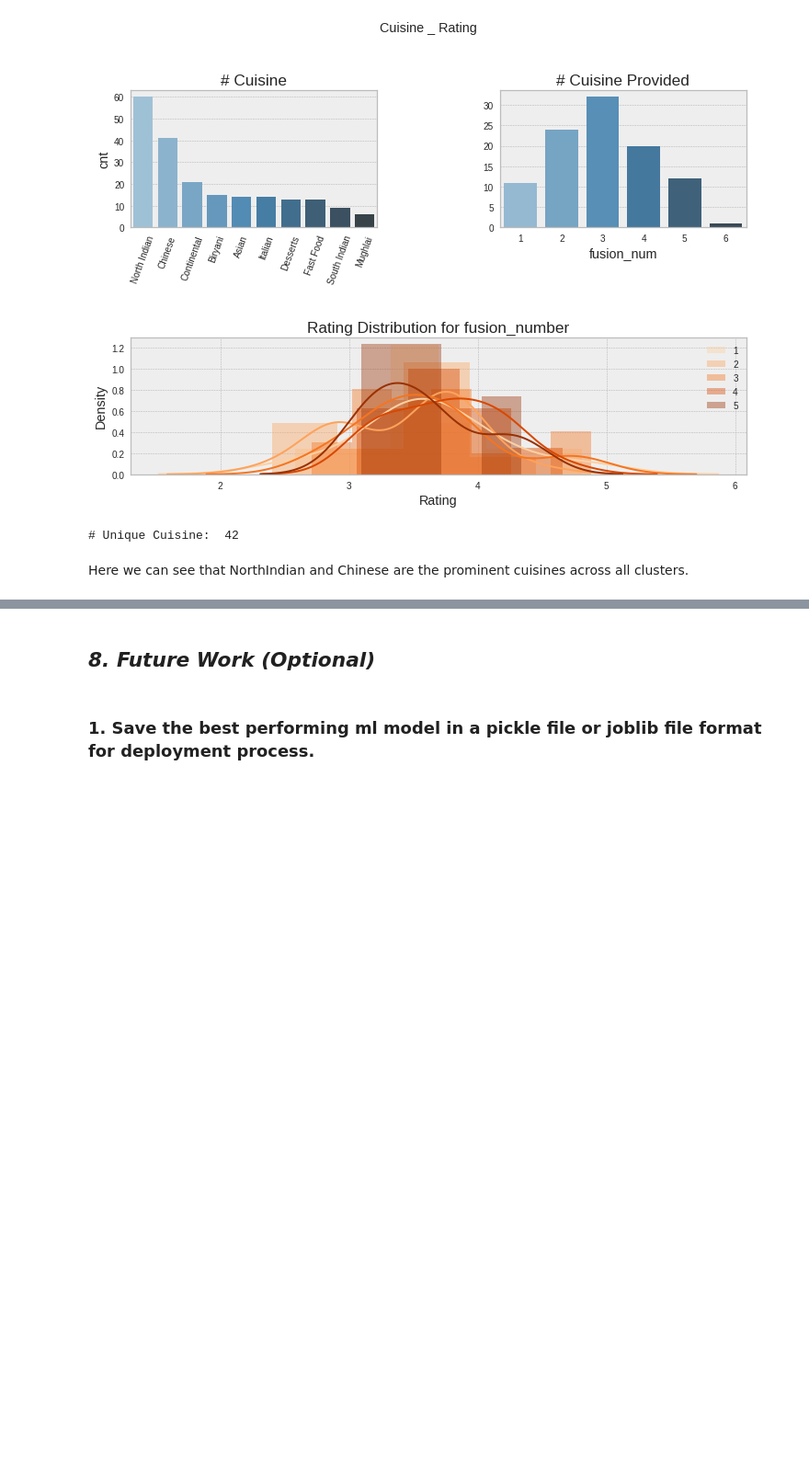
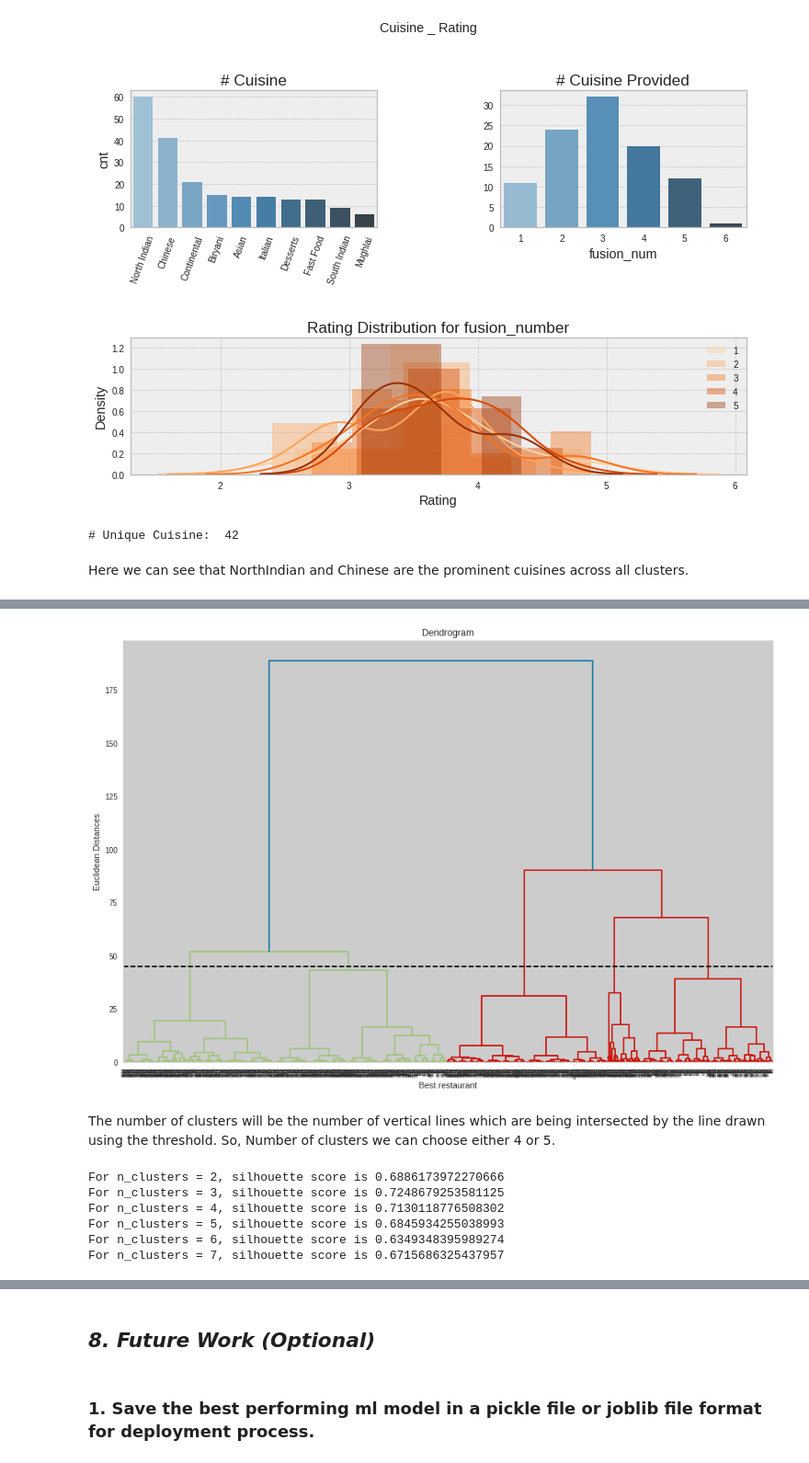
Before and after one commit to Prasannark48/Capstone_Project_04_Zomato-Restaurant-and-Clustering-analysis, a Jupyter notebook: Zomato_Restaurant_Clustering.ipynb, the cells around one changed output, grey strips where cells are left out. Shown at 92% size. Saved outputs shown, nothing was run; the diff lists cells and outputs as text; code cells hidden in the pictures; blank space fills up the shorter version.

```diff
--- a/Zomato_Restaurant_Clustering.ipynb
+++ b/Zomato_Restaurant_Clustering.ipynb
@@ -2158,0 +2211,27 @@ prasakkkkkkkkkkkkkkkkkkkkkkkkkkkkkkkkkkkkkkkkkkkkkkkkkkkkkkkkkkkkkkkkkkkkkkkkkkk
+# %%
+#importing library
+from sklearn import preprocessing
+X_features_rec = review_df[['Rating','Analysis','Reviews']]
+stdscaler = preprocessing.StandardScaler()
+# %%
+#rescaling the features
+X_rescale=stdscaler.fit_transform(X_features_rec)
+x=X_rescale
+# %%
+from pylab import rcParams
+rcParams['figure.figsize'] = 15, 10
+# %%
+# Using the dendogram to find the optimal number of clusters
+import scipy.cluster.hierarchy as sch
+dendrogram = sch.dendrogram(sch.linkage(x, method = 'ward'), leaf_rotation=90,
+           truncate_mode='level', p=10)
+plt.title('Dendrogram')
+plt.xlabel('Best restaurant')
+plt.ylabel('Euclidean Distances')
+plt.axhline(y=45, color='Black', linestyle='--')
+plt.show() # find largest vertical distance we can make without crossing any other horizontal line
+# %% [output]
+[figure, added]
+# %% [markdown]
+The number of clusters will be the number of vertical lines which are being intersected by the line drawn using the threshold.
+So, Number of clusters we can choose either 4 or 5.
@@ -2158,0 +2241,17 @@ prasakkkkkkkkkkkkkkkkkkkkkkkkkkkkkkkkkkkkkkkkkkkkkkkkkkkkkkkkkkkkkkkkkkkkkkkkkkk
+# %%
+
+for n_clusters in range_n_clusters:
+    clusterer = KMeans(n_clusters=n_clusters)
+    preds = clusterer.fit_predict(x)
+    centers = clusterer.cluster_centers_
+
+    score = silhouette_score(x, preds)
+    silhouette_score_.append([int(n_clusters) , round(score , 3)])
+    print("For n_clusters = {}, silhouette score is {}".format(n_clusters, score))
+# %% [output]
+For n_clusters = 2, silhouette score is 0.6886173972270666
+For n_clusters = 3, silhouette score is 0.7248679253581125
+For n_clusters = 4, silhouette score is 0.7130118776508302
+For n_clusters = 5, silhouette score is 0.6845934255038993
+For n_clusters = 6, silhouette score is 0.6349348395989274
+For n_clusters = 7, silhouette score is 0.6715686325437957
```
Also changed, not shown: parts of 47 cells of this notebook.
